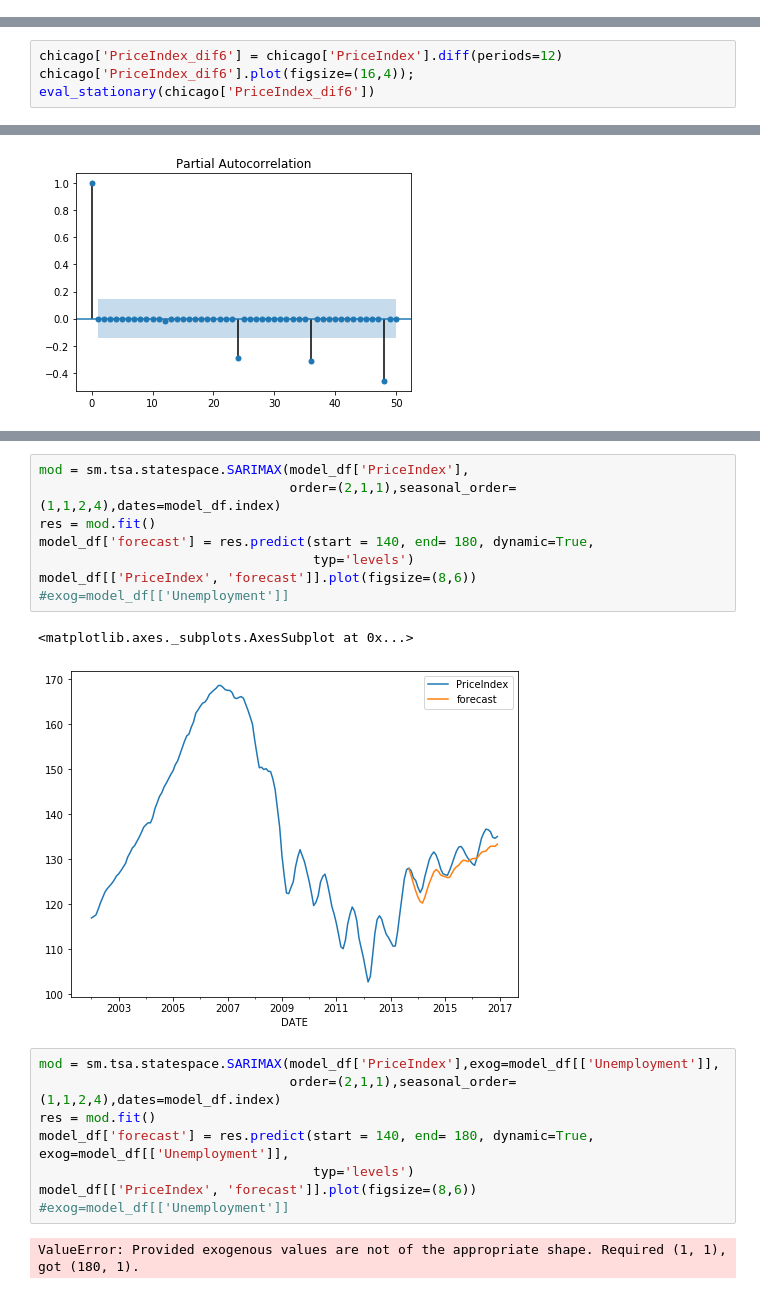
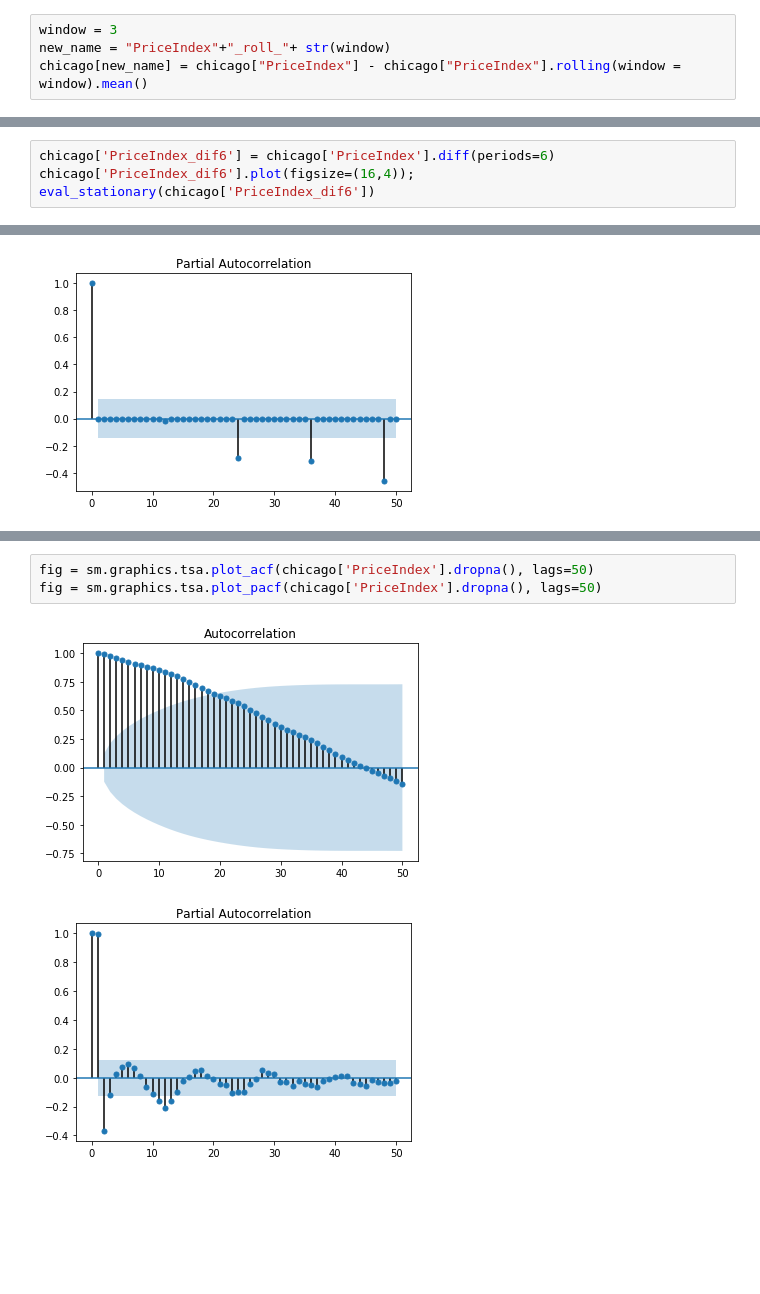
Before and after one commit to Pietrassyk/Project_6_TSA_Housing, a Jupyter notebook: Chicago_data.ipynb, the cells around one changed output, grey strips where cells are left out. Drawn from its saved outputs; the diff is of its cells as text; blank space fills up the shorter version.

Commit message:
update to chicago

```diff
--- a/Chicago_data.ipynb
+++ b/Chicago_data.ipynb
@@ -145,6 +145,10 @@ eval_stationary(chicago[new_name])
 p-value for Dickey-Fuller test: 0.299
 Series is stationary?: No
 [figure]
+# %%
+window = 3
+new_name = "PriceIndex"+"_roll_"+ str(window)
+chicago[new_name] = chicago["PriceIndex"] - chicago["PriceIndex"].rolling(window = window).mean()
 # %%
 chicago['PriceIndex_dif1'] = chicago['PriceIndex'].diff(periods=1)
 chicago['PriceIndex_dif1'].plot(figsize=(16,4));
@@ -162,7 +166,7 @@ p-value for Dickey-Fuller test: 0.264
 Series is stationary?: No
 [figure]
 # %%
-chicago['PriceIndex_dif6'] = chicago['PriceIndex'].diff(periods=12)
+chicago['PriceIndex_dif6'] = chicago['PriceIndex'].diff(periods=6)
 chicago['PriceIndex_dif6'].plot(figsize=(16,4));
 eval_stationary(chicago['PriceIndex_dif6'])
 # %% [output]
@@ -269,21 +228,6 @@ model_df[['PriceIndex', 'forecast']].plot(figsize=(8,6))
-# %%
-mod = sm.tsa.statespace.SARIMAX(model_df['PriceIndex'],
-                                order=(2,1,1),seasonal_order=(1,1,2,4),dates=model_df.index)
-res = mod.fit()
-model_df['forecast'] = res.predict(start = 140, end= 180, dynamic=True,
-                                   typ='levels')
-model_df[['PriceIndex', 'forecast']].plot(figsize=(8,6))
-#exog=model_df[['Unemployment']]
-# %% [output]
-<matplotlib.axes._subplots.AxesSubplot at 0x...>
-[figure, removed]
-# %%
-mod = sm.tsa.statespace.SARIMAX(model_df['PriceIndex'],exog=model_df[['Unemployment']],
-                                order=(2,1,1),seasonal_order=(1,1,2,4),dates=model_df.index)
-res = mod.fit()
-model_df['forecast'] = res.predict(start = 140, end= 180, dynamic=True, exog=model_df[['Unemployment']],
-                                   typ='levels')
-model_df[['PriceIndex', 'forecast']].plot(figsize=(8,6))
-#exog=model_df[['Unemployment']]
-# %% [output]
-ValueError: Provided exogenous values are not of the appropriate shape. Required (1, 1), got (180, 1).
+# %%
+fig = sm.graphics.tsa.plot_acf(chicago['PriceIndex'].dropna(), lags=50)
+fig = sm.graphics.tsa.plot_pacf(chicago['PriceIndex'].dropna(), lags=50)
+# %% [output]
+[figure, added]
+[figure, added]
```
Also changed, not shown: parts of 53 cells of this notebook, 1 other file.
